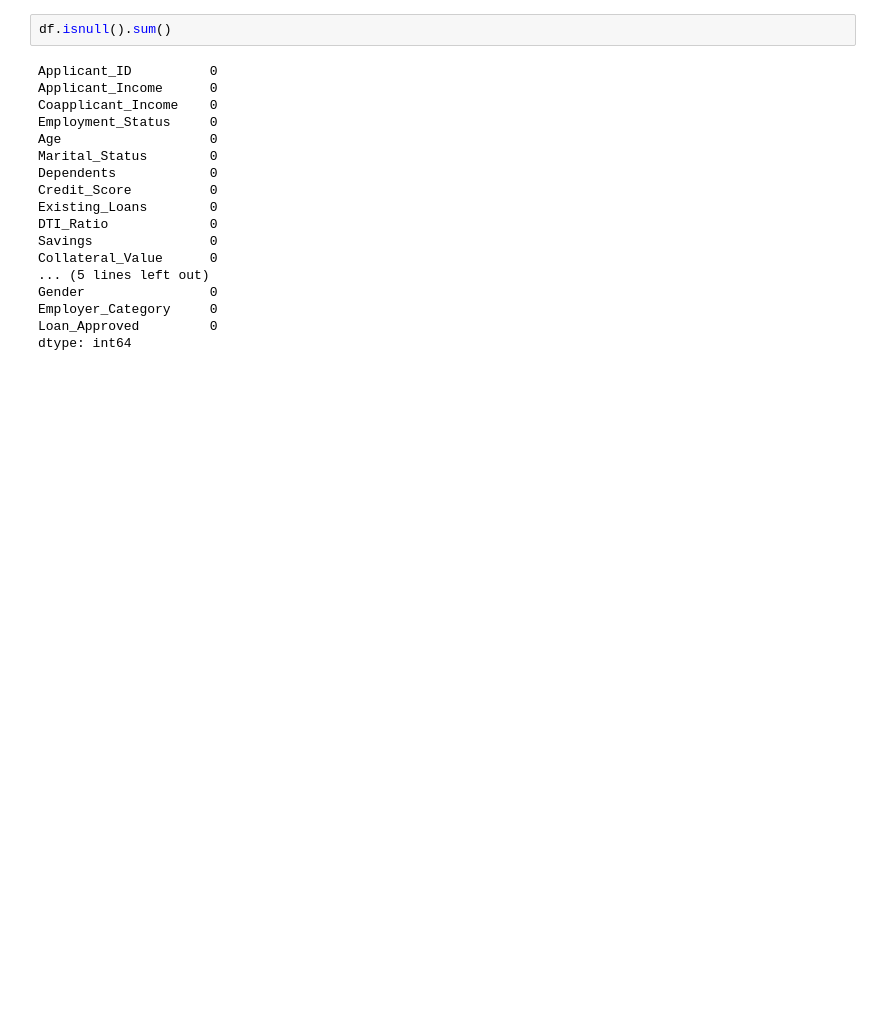
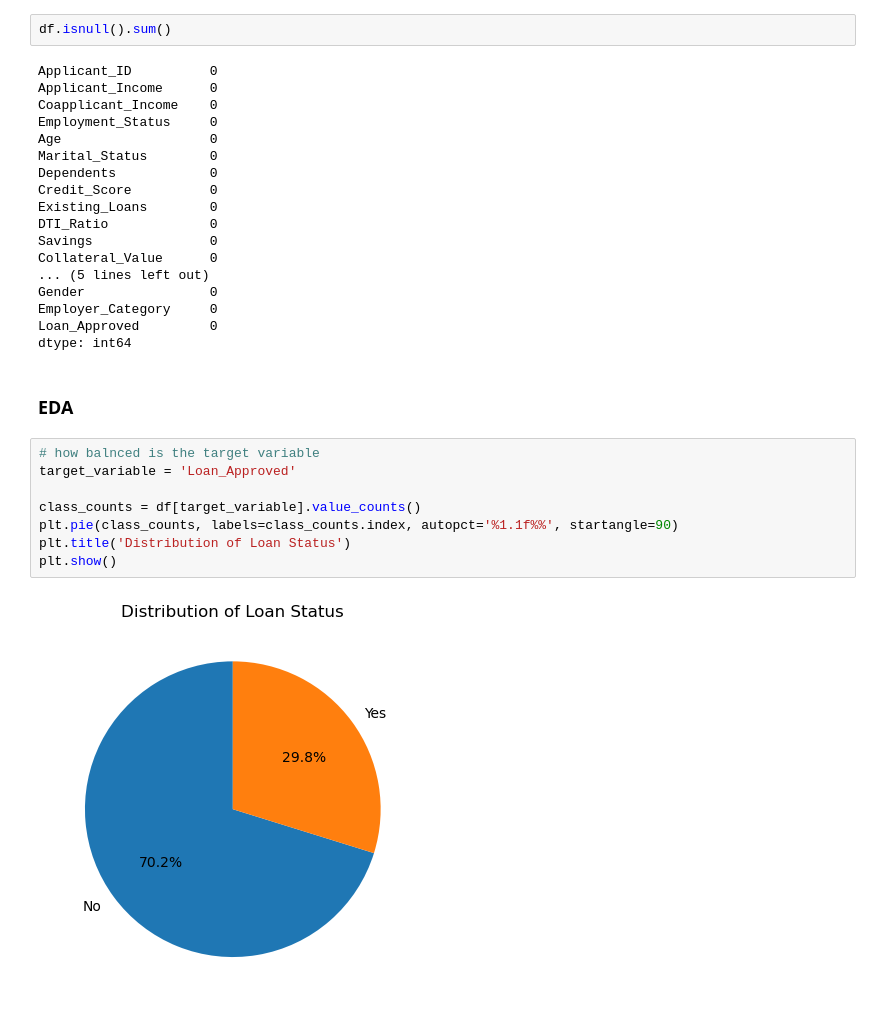
Before and after one commit to gajanan-shinde16/AI-ML, a Jupyter notebook: Part9_machine_learning/01_supervised_ml/06_Loan Eligibility Prediction/loan_eligibility.ipynb, the cells around one changed output. Saved outputs shown, nothing was run; the diff lists cells and outputs as text; blank space fills up the shorter version.

Commit message:
Complete exploratory data analysis for loan approval dataset

```diff
--- a/Part9_machine_learning/01_supervised_ml/06_Loan Eligibility Prediction/loan_eligibility.ipynb
+++ b/Part9_machine_learning/01_supervised_ml/06_Loan Eligibility Prediction/loan_eligibility.ipynb
@@ -117,3 +117,15 @@ Gender                0
 Employer_Category     0
 Loan_Approved         0
 dtype: int64
+# %% [markdown]
+### EDA
+# %%
+# how balnced is the target variable
+target_variable = 'Loan_Approved'
+
+class_counts = df[target_variable].value_counts()
+plt.pie(class_counts, labels=class_counts.index, autopct='%1.1f%%', startangle=90)
+plt.title('Distribution of Loan Status')
+plt.show()
+# %% [output]
+[figure, added]
```
Also changed, not shown: parts of 18 cells of this notebook.
